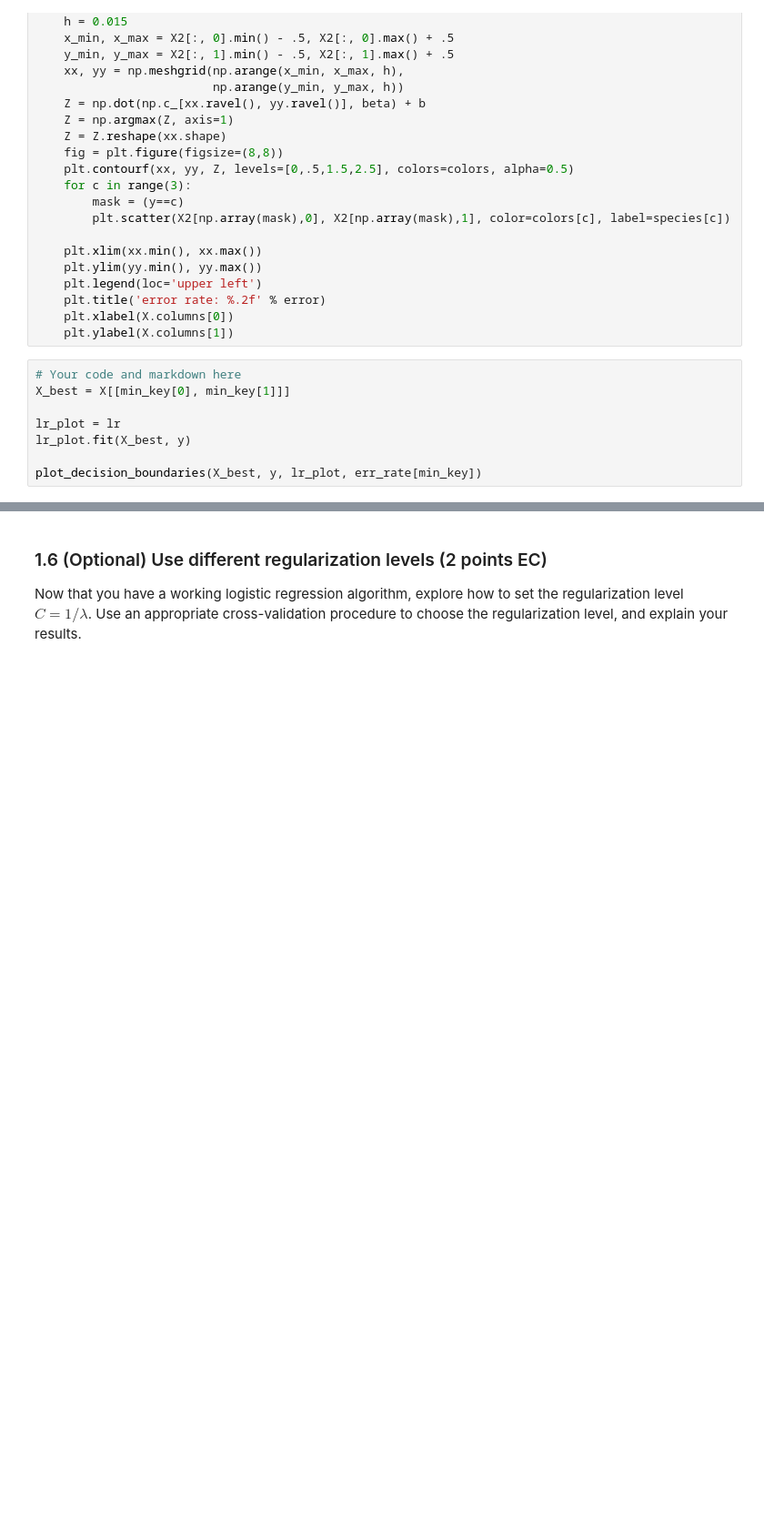
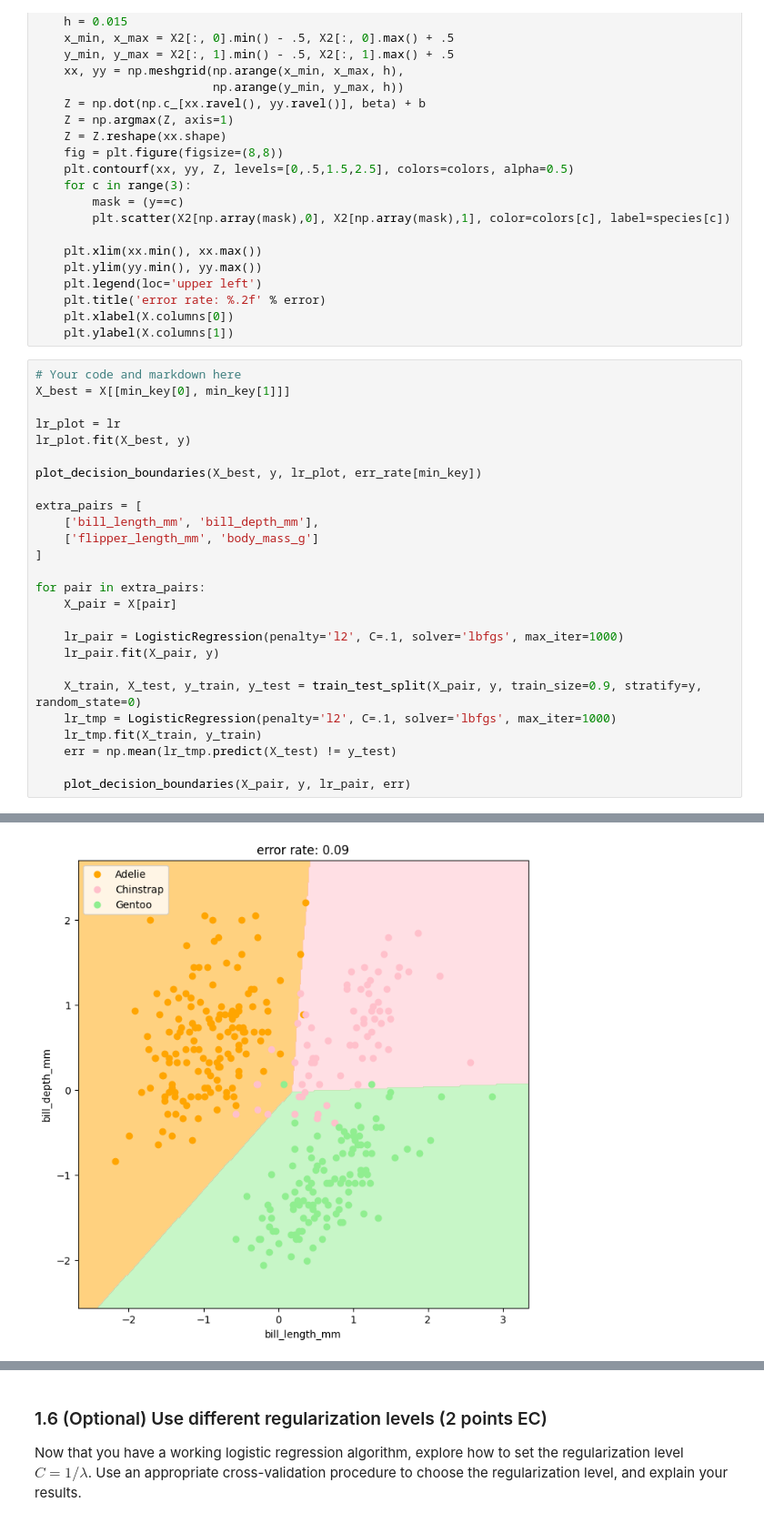
Before and after one commit to yuhanqianns94/Intro-to-ML, a Jupyter notebook: assignments/assn2/assn2.ipynb, the cells around one changed output, grey strips where cells are left out. Shown at 91% size. Saved outputs shown, nothing was run; the diff lists cells and outputs as text; blank space fills up the shorter version.

```diff
--- a/assignments/assn2/assn2.ipynb
+++ b/assignments/assn2/assn2.ipynb
@@ -321,10 +334,29 @@ def plot_decision_boundaries(X, y, model, error):
 # %%
 # Your code and markdown here
 X_best = X[[min_key[0], min_key[1]]]
 
 lr_plot = lr
 lr_plot.fit(X_best, y)
 
 plot_decision_boundaries(X_best, y, lr_plot, err_rate[min_key])
+
+extra_pairs = [
+    ['bill_length_mm', 'bill_depth_mm'],
+    ['flipper_length_mm', 'body_mass_g']
+]
+
+for pair in extra_pairs:
+    X_pair = X[pair]
+
+    lr_pair = LogisticRegression(penalty='l2', C=.1, solver='lbfgs', max_iter=1000)
+    lr_pair.fit(X_pair, y)
+
+    X_train, X_test, y_train, y_test = train_test_split(X_pair, y, train_size=0.9, stratify=y, random_state=0)
+    lr_tmp = LogisticRegression(penalty='l2', C=.1, solver='lbfgs', max_iter=1000)
+    lr_tmp.fit(X_train, y_train)
+    err = np.mean(lr_tmp.predict(X_test) != y_test)
+
+    plot_decision_boundaries(X_pair, y, lr_pair, err)
 # %% [output]
 [figure]
+[figure, added]
```
Also changed, not shown: parts of 15 cells of this notebook.
